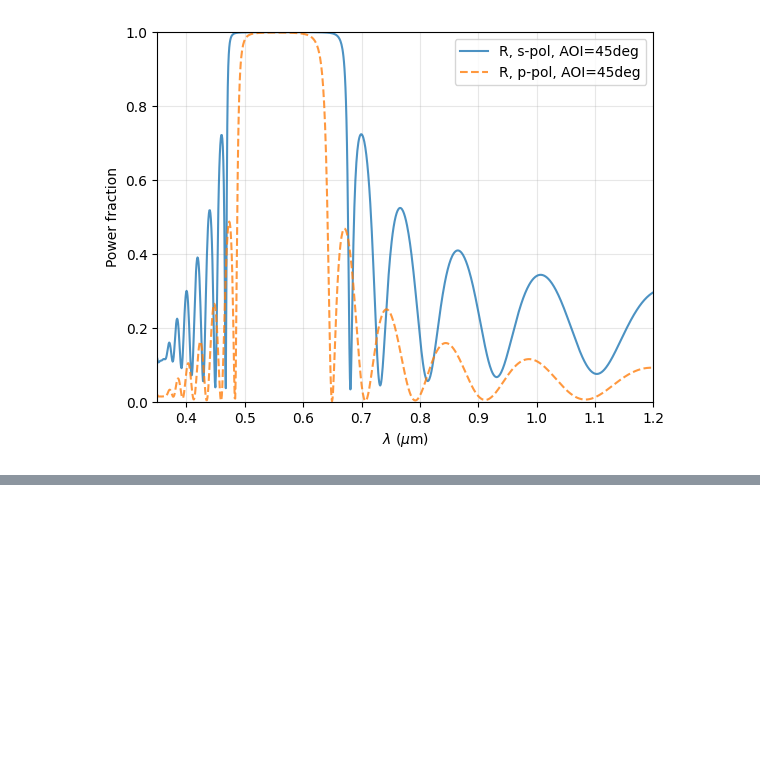
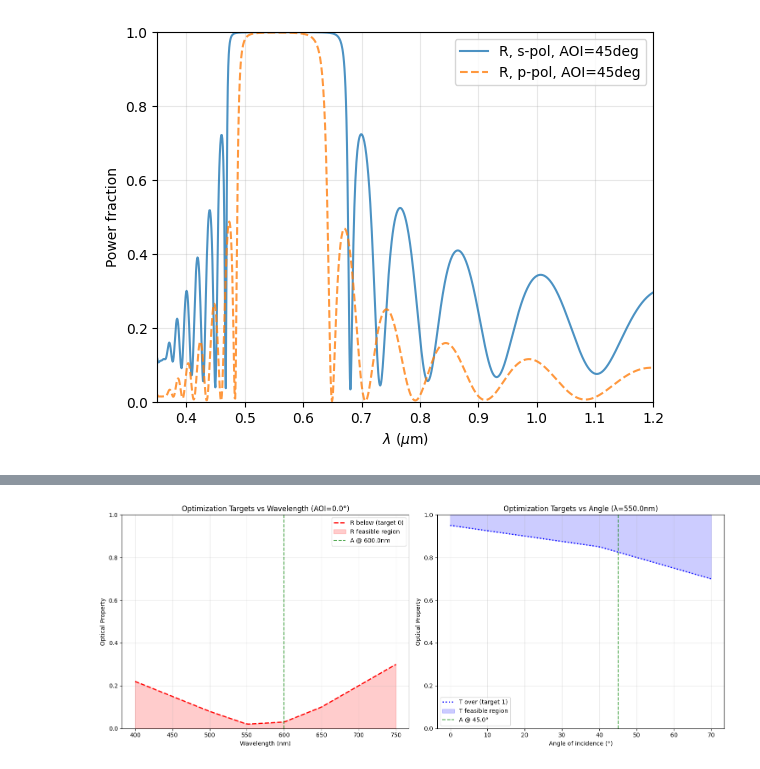
Before and after one commit to lordpositron/optiland, a Jupyter notebook: docs/gallery/thin_film/stack.ipynb, the cells around one changed output, grey strips where cells are left out. Saved outputs shown, nothing was run; the diff lists cells and outputs as text; code cells hidden in the pictures; blank space fills up the shorter version.

```diff
--- a/docs/gallery/thin_film/stack.ipynb
+++ b/docs/gallery/thin_film/stack.ipynb
@@ -63,0 +546,87 @@ plt.show()
+# %%
+# Re-import to get the updated optimizer with convenience methods
+import importlib
+import optiland.thin_film.optimization.optimizer
+importlib.reload(optiland.thin_film.optimization.optimizer)
+from optiland.thin_film.optimization.optimizer import ThinFilmOptimizer
+
+# Create a demo stack for target plotting
+demo_stack = ThinFilmStack(incident_material=air, substrate_material=BK7)
+demo_stack.add_layer_nm(material=TiO2, thickness_nm=120, name="$\\mathrm{TiO_2}$")
+demo_stack.add_layer_nm(material=SiO2, thickness_nm=140, name="$\\mathrm{SiO_2}$")
+
+# Create optimizer with diverse targets for demonstration
+demo_optimizer = ThinFilmOptimizer(demo_stack)
+
+# Add variables
+for i in range(len(demo_stack.layers)):
+    demo_optimizer.add_thickness_variable(layer_index=i, min_nm=50, max_nm=300)
+
+# Add spectral targets with interpolated values
+demo_optimizer.add_target(
+    property="R",
+    wavelength_nm=[450, 500, 550, 600, 650, 700],
+    target_type="below",
+    value=[0.15, 0.08, 0.02, 0.03, 0.10, 0.20],  # Lower at center
+    weight=2.0,
+    aoi_deg=0.0,
+    polarization="s"
+)
+
+# Add angular targets using convenience method
+demo_optimizer.add_angular_target(
+    property="T",
+    wavelength_nm=550.0,
+    aoi_deg_range=[0, 20, 40, 60],
+    target_type="over",
+    value=[0.95, 0.90, 0.85, 0.75],  # Decreasing with angle
+    weight=1.0,
+    polarization="s"
+)
+
+# Add a single point target
+demo_optimizer.add_target(
+    property="A",
+    wavelength_nm=600.0,
+    target_type="below",
+    value=0.05,
+    weight=1.0,
+    aoi_deg=45.0,
+    polarization="u"
+)
+
+print("🎨 Demo Optimizer with Mixed Targets Created")
+print(f"   {len(demo_optimizer.variables)} variables")
+print(f"   {len(demo_optimizer.targets)} targets")
+
+# Create side-by-side plots
+fig, (ax1, ax2) = plt.subplots(1, 2, figsize=(15, 6))
+
+# Plot 1: Targets vs Wavelength
+demo_optimizer.plot_targets(
+    ax=ax1,
+    plot_type="wavelength",
+    wavelength_range_nm=(400, 750),
+    show_bounds=True,
+    alpha=0.2
+)
+
+# Plot 2: Targets vs Angle
+demo_optimizer.plot_targets(
+    ax=ax2,
+    plot_type="angle",
+    angle_range_deg=(0, 70),
+    fixed_wavelength_nm=550.0,
+    show_bounds=True,
+    alpha=0.2
+)
+
+plt.tight_layout()
+plt.show()
+
+print("\\n📊 Target Plots Generated!")
+print("   Left: Spectral targets showing wavelength dependencies")
+print("   Right: Angular targets showing incidence angle dependencies")
+print("   ✅ Constraint regions (filled areas) show feasible zones")
+print("   ✅ Line styles indicate target types: — equal, - - below, ··· over")
+# %% [output]
@@ -63,0 +636 @@ plt.show()
+[figure, added]
```
Also changed, not shown: parts of 25 cells of this notebook, 3 other files.
